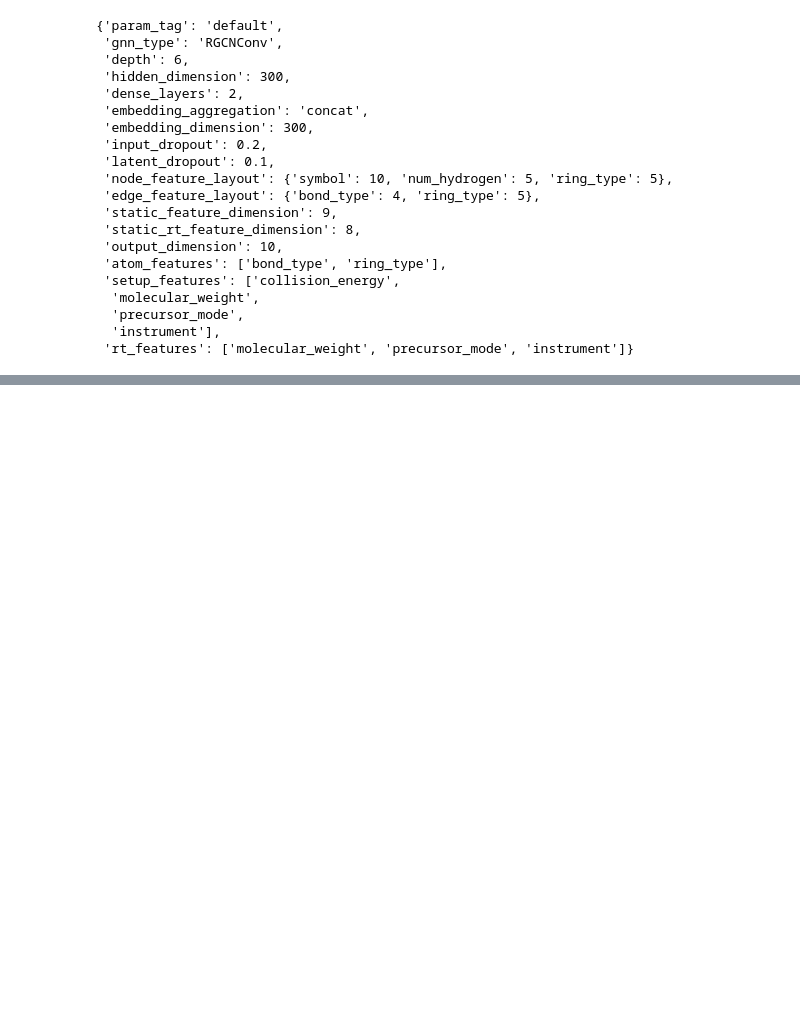
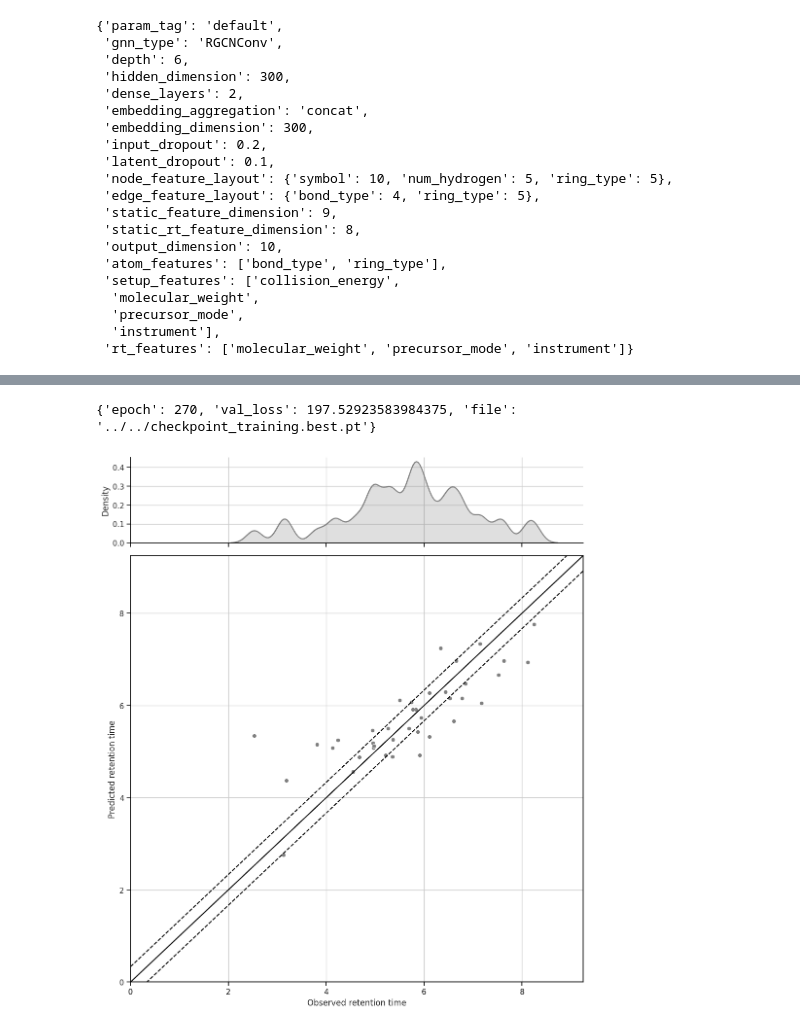
Before and after one commit to BAMeScience/fiora, a Jupyter notebook: notebooks/train_model.ipynb, the cells around one changed output, grey strips where cells are left out. Saved outputs shown, nothing was run; the diff lists cells and outputs as text; code cells hidden in the pictures; blank space fills up the shorter version.

Commit message:
Train RT and CCS values consecutively

```diff
--- a/notebooks/train_model.ipynb
+++ b/notebooks/train_model.ipynb
@@ -570,0 +607,7 @@ for module in spectral_modules:
+# %%
+rt_index = df_train.drop_duplicates("group_id", keep="first")["RTorCCS"]
+print("RT: ", sum(~df_train.drop_duplicates("group_id", keep="first")[rt_index]["RETENTIONTIME"].isna()))
+print("CCS: ", sum(~df_train.drop_duplicates("group_id", keep="first")[rt_index]["CCS"].isna()))
+
+geo_data = df_train.drop_duplicates("group_id", keep="first")[rt_index]["Metabolite"].apply(lambda x: x.as_geometric_data().to(dev)).values
+print(f"Prepared training/validation with {len(geo_data)} data points")
@@ -591,0 +636,2 @@ Finished Training!SE: 0.0336
+# %%
+model, cp = train_rt_model() #Val RMSE 14.05 is too beat.
@@ -592 +645,6 @@ Finished Training!SE: 0.0336
+# %%
+print(cp)
+model = GNNCompiler.load(cp["file"])
+# %% [output]
+{'epoch': 270, 'val_loss': 197.52923583984375, 'file': '../../checkpoint_training.best.pt'}
 # %%
@@ -594,0 +653,38 @@ model.save(MODEL_PATH)
+# %%
+#val_df = test_model(model, df_train[df_train["dataset"]== "validation"], return_df=True)
+test_df = test_model(model, df_test, return_df=True)
+casmi16_df = test_cas16(model, return_df=True)
+#val_df["Dataset"] = "Val"
+casmi16_df["Dataset"] = "CASMI 22"
+test_df["Dataset"] = "Test split"
+# %%
+import seaborn as sns
+from fiora.visualization.define_colors import *
+
+fig, axs = plt.subplots(2, 1, figsize=(12, 14), gridspec_kw={'height_ratios': [1, 5]}, sharex=True)
+plt.subplots_adjust(wspace=0.1, hspace=0.05)
+set_light_theme()
+
+df_test_unique = test_df.drop_duplicates(subset="group_id", keep='first')
+
+
+#sns.histplot(ax=axs[0], data=df_val_unique, x="coverage", binwidth=0.02, kde_kws={"bw_adjust": 0.1}, multiple="stack", kde=True, color="black", palette=["black", "gray"]) #hue="Precursor_type",
+sns.kdeplot(ax=axs[0], data=df_test_unique, x="RETENTIONTIME", bw_adjust=0.25, color="gray", fill=True)#, multiple="stack") #hue="Precursor_type",
+sns.kdeplot(ax=axs[0], data=df_test_unique, x="RETENTIONTIME", bw_adjust=0.25, color="gray") #, multiple="stack") #hue="Precursor_type",
+
+axs[0].spines['top'].set_visible(False)
+axs[0].spines['right'].set_visible(False)
+
+
+sns.scatterplot(ax=axs[1], data=df_test_unique, x="RETENTIONTIME", y="RT_pred", color="gray")#, hue="library", palette=tri_palette,  style="library", color="gray")
+axs[1].set_ylim([0,df_test_unique["RETENTIONTIME"].max() + 1 ])
+axs[1].set_xlim([0,df_test_unique["RETENTIONTIME"].max() + 1])
+axs[1].set_ylabel("Predicted retention time")
+axs[1].set_xlabel("Observed retention time")
+line = [0, 100]
+sns.lineplot(ax=axs[1], x=line, y=line, color="black")
+sns.lineplot(ax=axs[1], x=line, y=[x + 20/60.0 for x in line], color="black", linestyle='--')
+sns.lineplot(ax=axs[1], x=line, y=[x - 20/60.0 for x in line], color="black", linestyle='--')
+plt.show()
+# %% [output]
+[figure, added]
```
Also changed, not shown: parts of 13 cells of this notebook.
